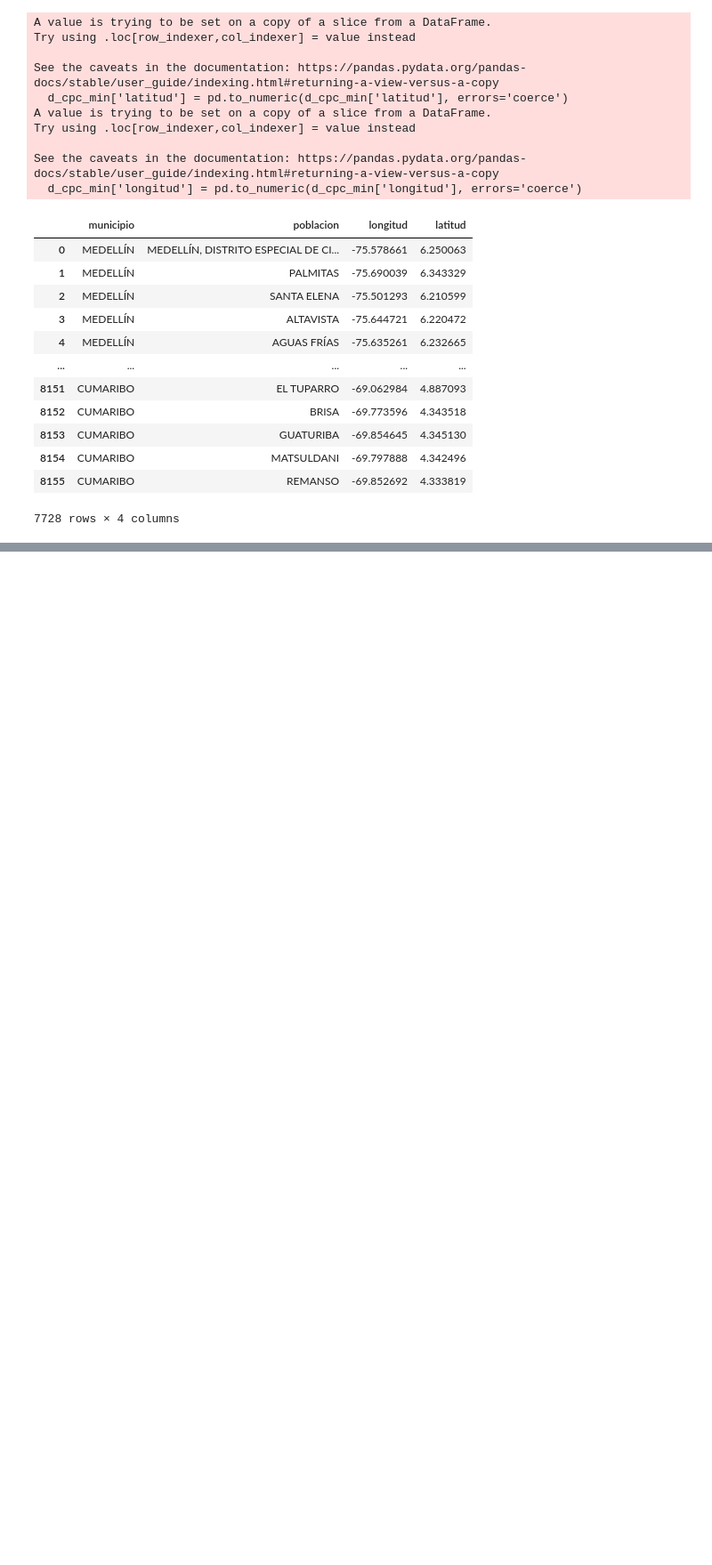
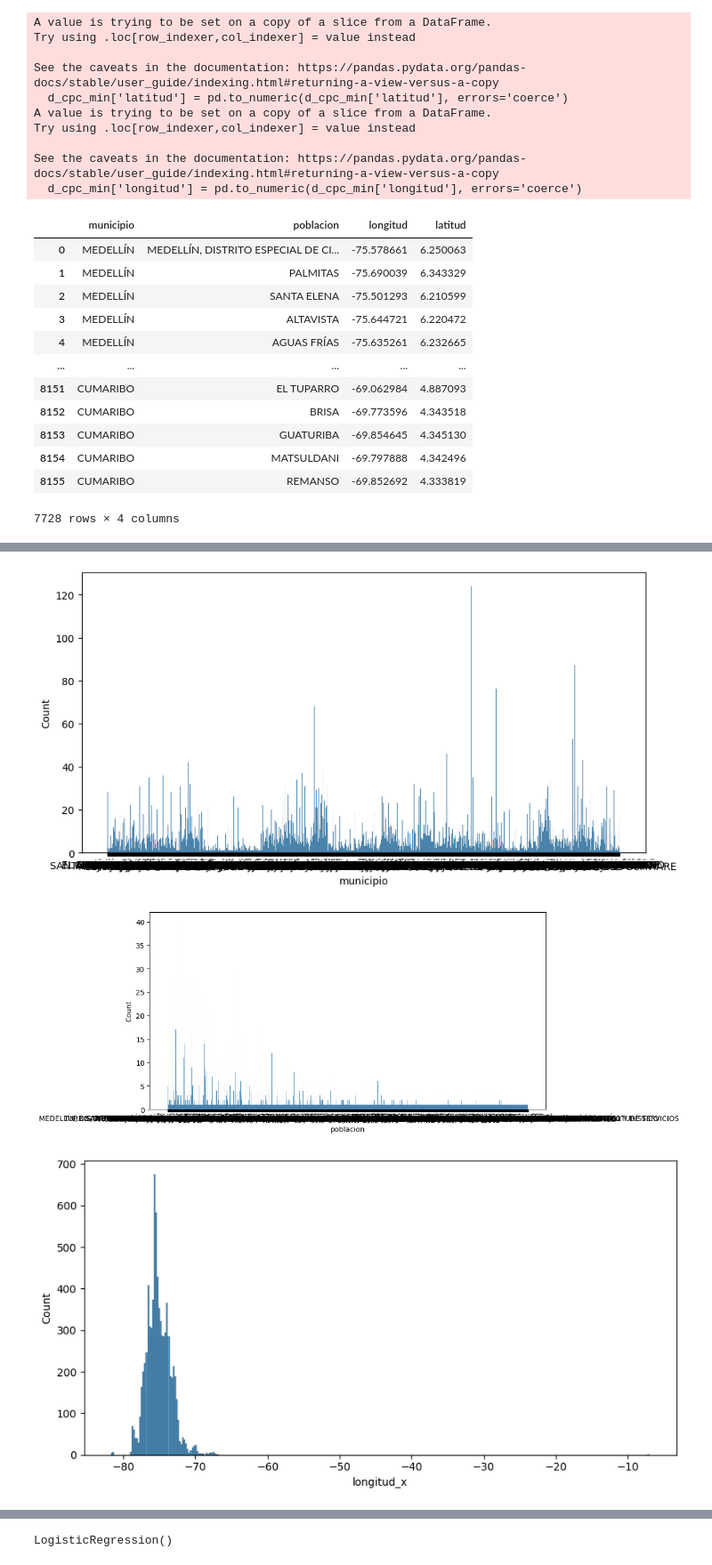
Before and after one commit to gluoneros/greenPredEnergy, a Jupyter notebook: ai.ipynb, the cells around one changed output, grey strips where cells are left out. Shown at 89% size. Cells and saved outputs as stored; diff of their text form; code cells hidden in the pictures; blank space fills up the shorter version.

```diff
--- a/ai.ipynb
+++ b/ai.ipynb
@@ -750,0 +776,8 @@ dtype: int64
+# %%
+for col in df_viabilidad.columns:
+  plt.figure(figsize=(10, 5))
+  sns.histplot(df_viabilidad[col])
+# %% [output]
+[figure, added]
+[figure, added]
+[figure, added]
@@ -750,0 +806,6 @@ dtype: int64
+# %%
+# Entrenamiento del Modelo
+modelo_viabilidad = LogisticRegression()
+modelo_viabilidad.fit(x_train_scl, y_train_scl)
+# %% [output]
+LogisticRegression()
```
Also changed, not shown: parts of 32 cells of this notebook.
